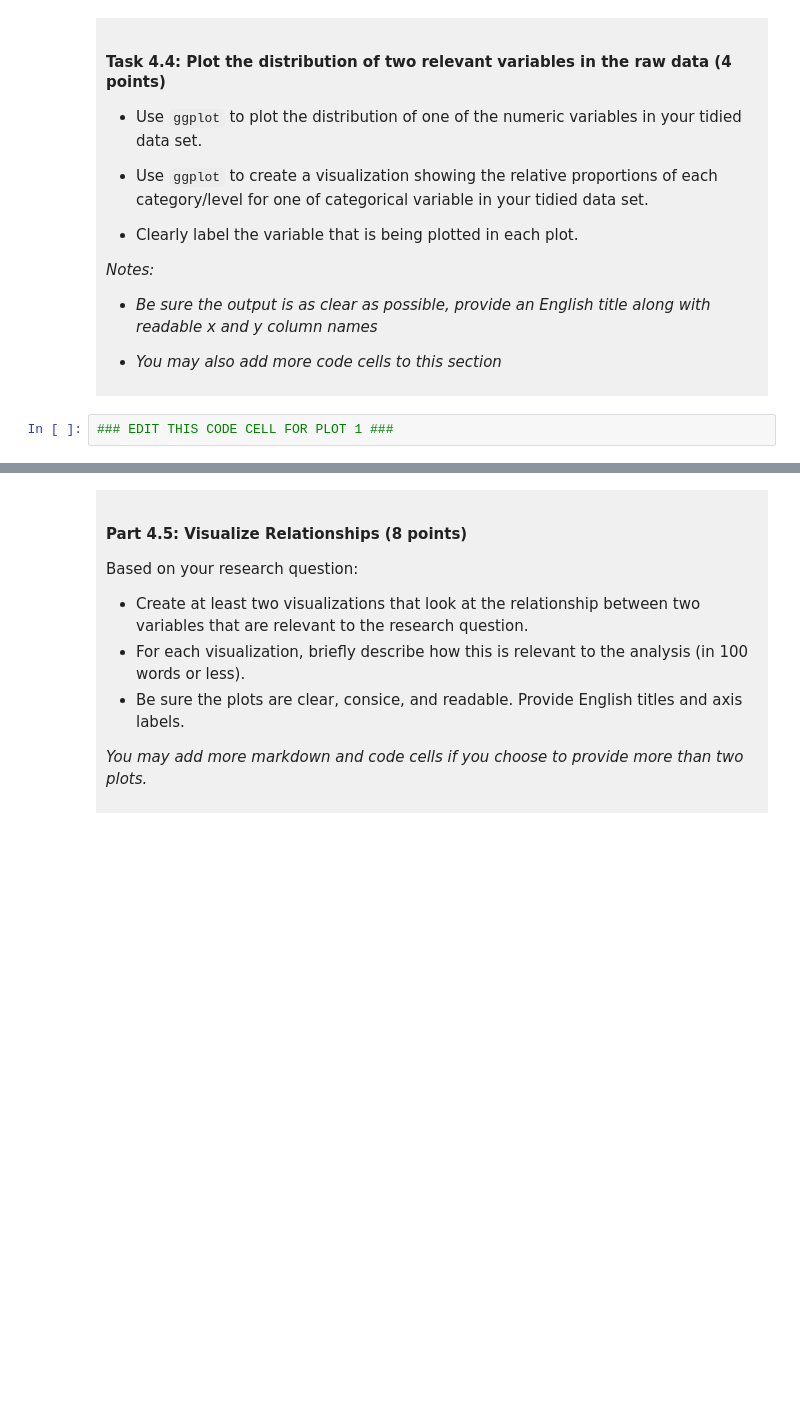
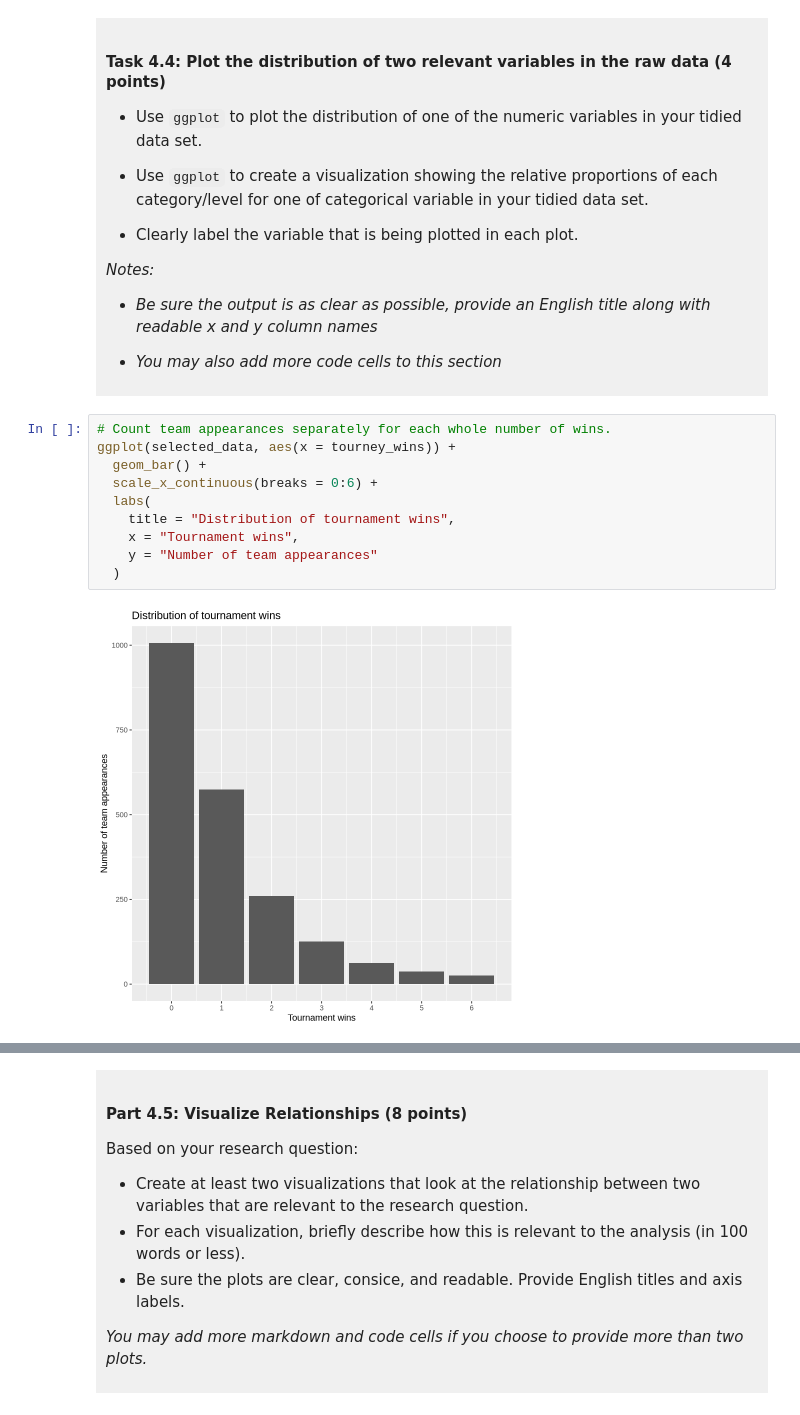
Before and after one commit to llvanmaren/dsci-100-project-luka-vanmaren, a Jupyter notebook: dsci-100-project-notebook.ipynb, the cells around one changed output, grey strips where cells are left out. Saved outputs shown, nothing was run; the diff lists cells and outputs as text; blank space fills up the shorter version.

```diff
--- a/dsci-100-project-notebook.ipynb
+++ b/dsci-100-project-notebook.ipynb
@@ -305,5 +340,15 @@ You will refine your research question (if needed) and produce a tidy data set.
 
 </div>
 # %%
-### EDIT THIS CODE CELL FOR PLOT 1 ###
+# Count team appearances separately for each whole number of wins.
+ggplot(selected_data, aes(x = tourney_wins)) +
+  geom_bar() +
+  scale_x_continuous(breaks = 0:6) +
+  labs(
+    title = "Distribution of tournament wins",
+    x = "Tournament wins",
+    y = "Number of team appearances"
+  )
+# %% [output]
+[figure, added]
 # %%
```
Also changed, not shown: parts of 10 cells of this notebook.
